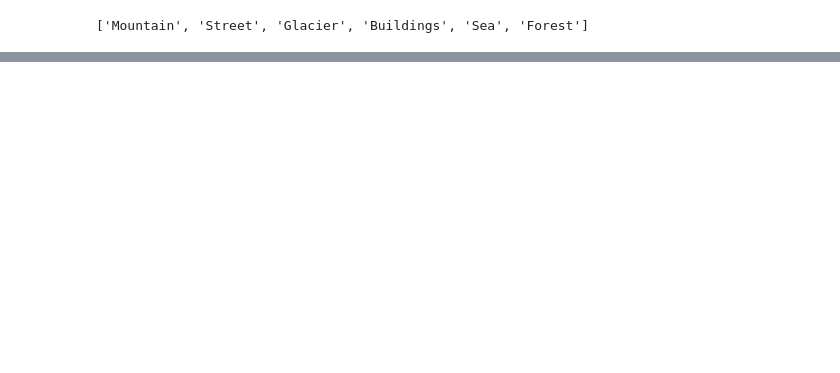
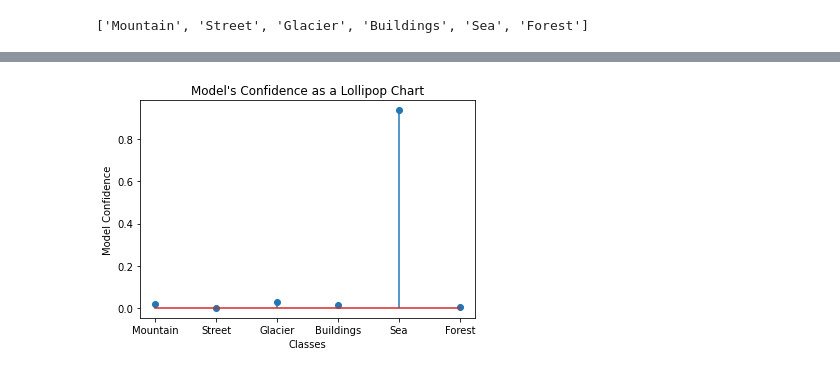
Before and after one commit to Joshua-Hill-Science/Landscapes, a Jupyter notebook: website_deployment/Deployment_Testing.ipynb, the cells around one changed output, grey strips where cells are left out. Saved outputs shown, nothing was run; the diff lists cells and outputs as text; code cells hidden in the pictures; blank space fills up the shorter version.

```diff
--- a/website_deployment/Deployment_Testing.ipynb
+++ b/website_deployment/Deployment_Testing.ipynb
@@ -91,7 +87,12 @@ plt.show()
 # %%
 # creating an empty chart
-fig, axes = plt.subplots()
+fig, ax = plt.subplots()
 
 # plotting using plt.stem
-axes.stem(d['month_number'], d['total_profit'],
-          use_line_collection=True, basefmt=' ')
+ax = plt.stem([0,1,2,3,4,5], model.predict(image_cc)[0])
+plt.title("Model's Confidence as a Lollipop Chart")
+plt.ylabel("Model Confidence")
+plt.xlabel("Classes")
+ax = plt.xticks(ticks=[0,1,2,3,4,5],labels=[x.title() for x in class_names])
+# %% [output]
+[figure, added]
```
Also changed, not shown: parts of 13 cells of this notebook, 1 other file.
